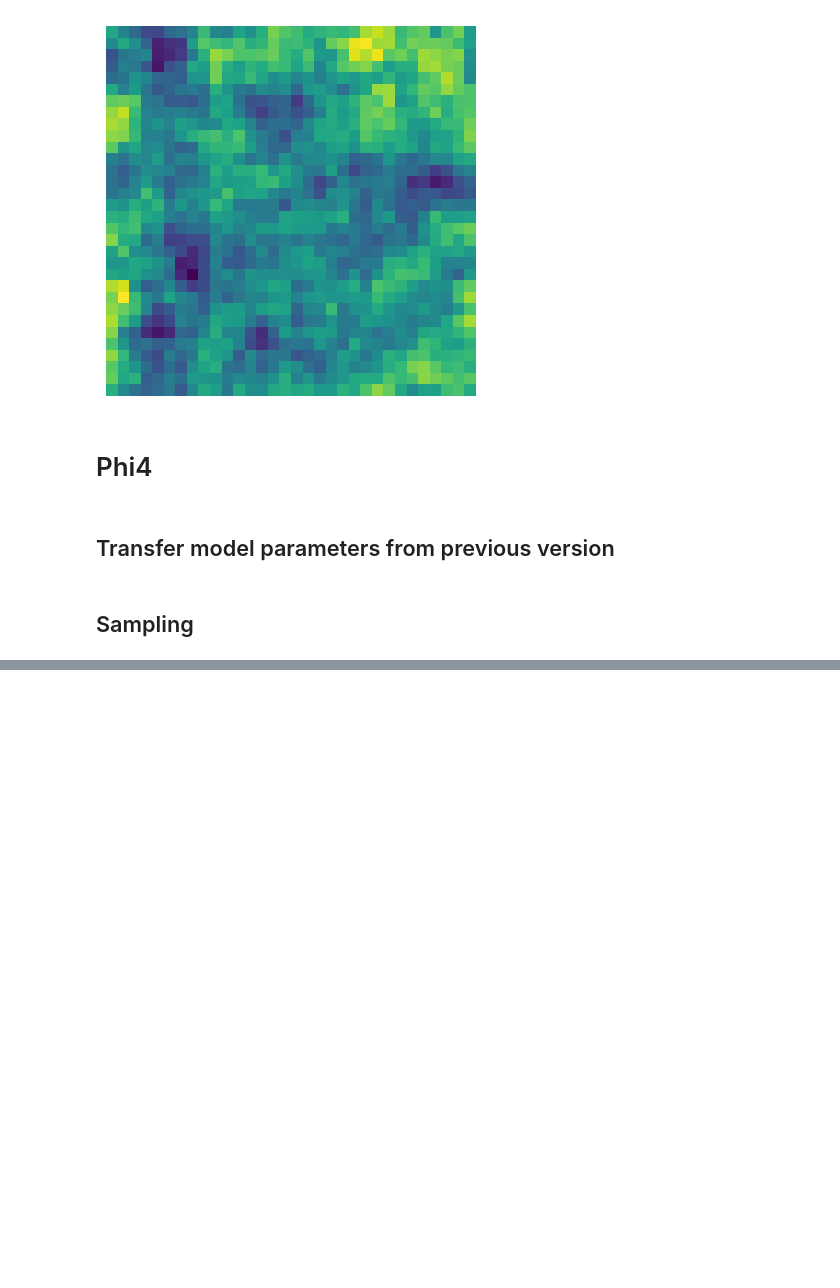
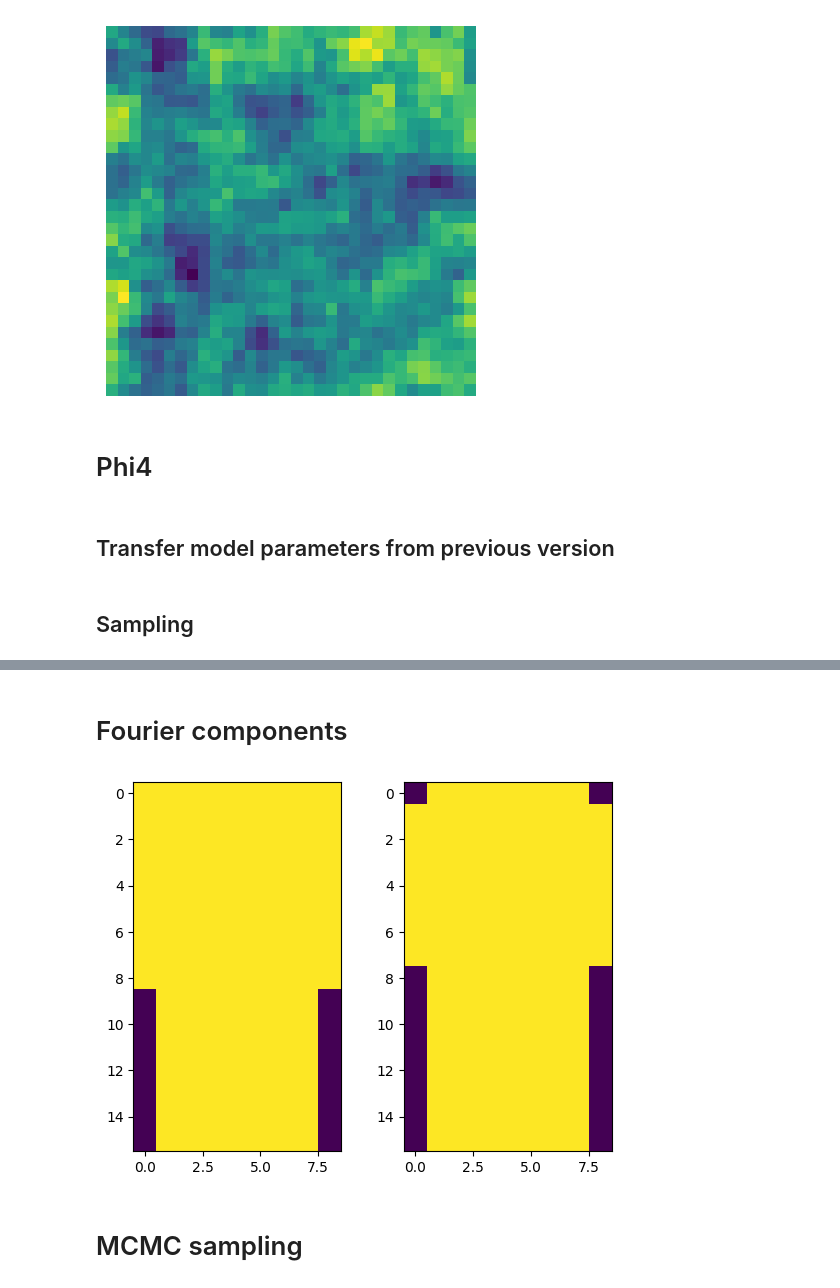
Before and after one commit to mathisgerdes/bijx, a Jupyter notebook: tutorial-phi4.ipynb, the cells around one changed output, grey strips where cells are left out. Saved outputs shown, nothing was run; the diff lists cells and outputs as text; code cells hidden in the pictures; blank space fills up the shorter version.

```diff
--- a/tutorial-phi4.ipynb
+++ b/tutorial-phi4.ipynb
@@ -105,0 +110,2 @@ plt.show()
+# %% [markdown]
+# Fourier components
@@ -105,0 +116,12 @@ plt.show()
+# %%
+# these mask out independent "real" degrees of freedom from rfftn
+rm, im = lfx.fourier.get_fourier_masks((16, 16))
+plt.subplot(121)
+plt.imshow(rm)
+plt.subplot(122)
+plt.imshow(im)
+plt.show()
+# %% [output]
+[figure, added]
+# %% [markdown]
+# MCMC sampling
```
Also changed, not shown: parts of 10 cells of this notebook, 3 other files.
